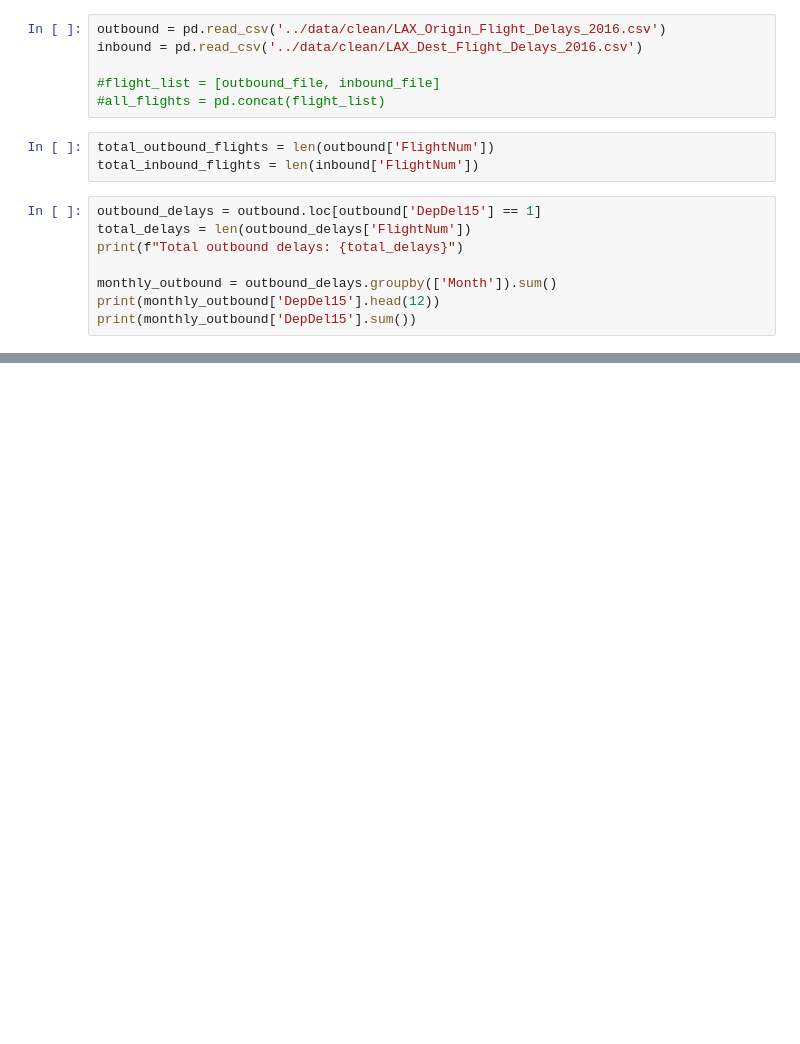
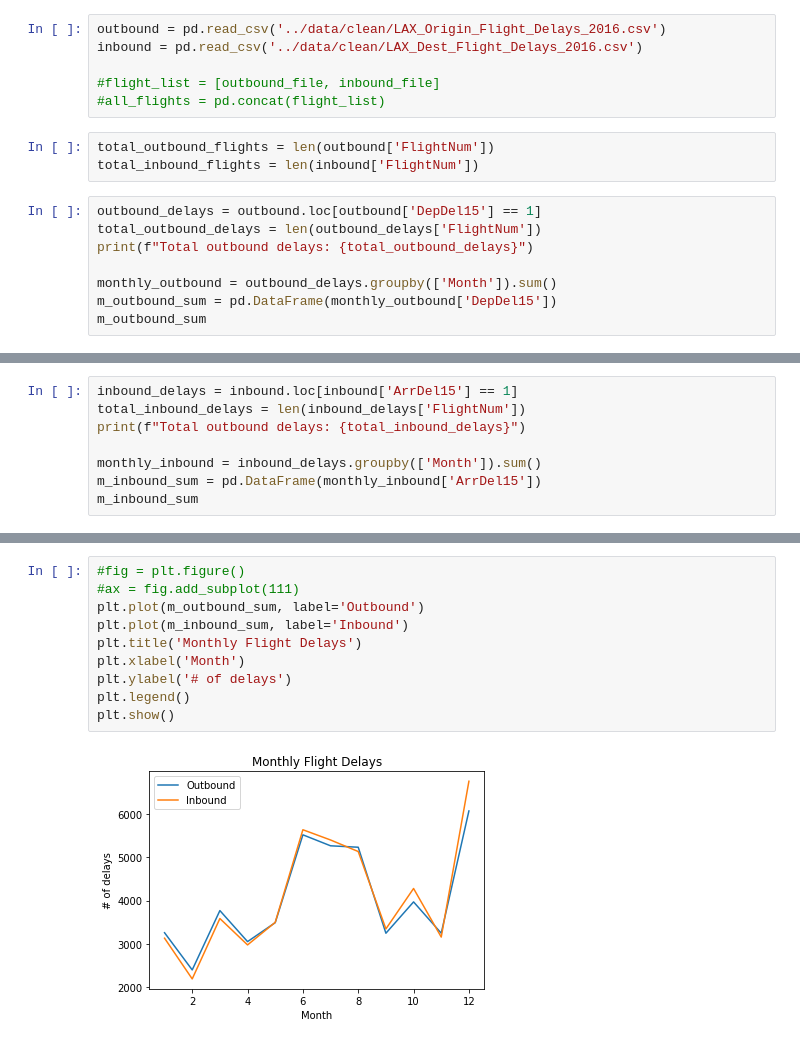
Before and after one commit to phoessel/Analysis-of-DFW-Flight-Delays, a Jupyter notebook: month-frequency/month-freq.ipynb, the cells around one changed output, grey strips where cells are left out. Drawn from its saved outputs; the diff is of its cells as text; blank space fills up the shorter version.

Commit message:
calc inbound delays per month

```diff
--- a/month-frequency/month-freq.ipynb
+++ b/month-frequency/month-freq.ipynb
@@ -13,11 +14,11 @@ total_outbound_flights = len(outbound['FlightNum'])
 total_inbound_flights = len(inbound['FlightNum'])
 # %%
 outbound_delays = outbound.loc[outbound['DepDel15'] == 1]
-total_delays = len(outbound_delays['FlightNum'])
-print(f"Total outbound delays: {total_delays}")
+total_outbound_delays = len(outbound_delays['FlightNum'])
+print(f"Total outbound delays: {total_outbound_delays}")
 
 monthly_outbound = outbound_delays.groupby(['Month']).sum()
-print(monthly_outbound['DepDel15'].head(12))
-print(monthly_outbound['DepDel15'].sum())
+m_outbound_sum = pd.DataFrame(monthly_outbound['DepDel15'])
+m_outbound_sum
 # %% [output]
 Total outbound delays: 48494
@@ -38,0 +39,8 @@ Name: DepDel15, dtype: float64
+# %%
+inbound_delays = inbound.loc[inbound['ArrDel15'] == 1]
+total_inbound_delays = len(inbound_delays['FlightNum'])
+print(f"Total outbound delays: {total_inbound_delays}")
+
+monthly_inbound = inbound_delays.groupby(['Month']).sum()
+m_inbound_sum = pd.DataFrame(monthly_inbound['ArrDel15'])
+m_inbound_sum
@@ -38,0 +63,12 @@ Name: DepDel15, dtype: float64
+# %%
+#fig = plt.figure()
+#ax = fig.add_subplot(111)
+plt.plot(m_outbound_sum, label='Outbound')
+plt.plot(m_inbound_sum, label='Inbound')
+plt.title('Monthly Flight Delays')
+plt.xlabel('Month')
+plt.ylabel('# of delays')
+plt.legend()
+plt.show()
+# %% [output]
+[figure, added]
```
Also changed, not shown: parts of 6 cells of this notebook.
